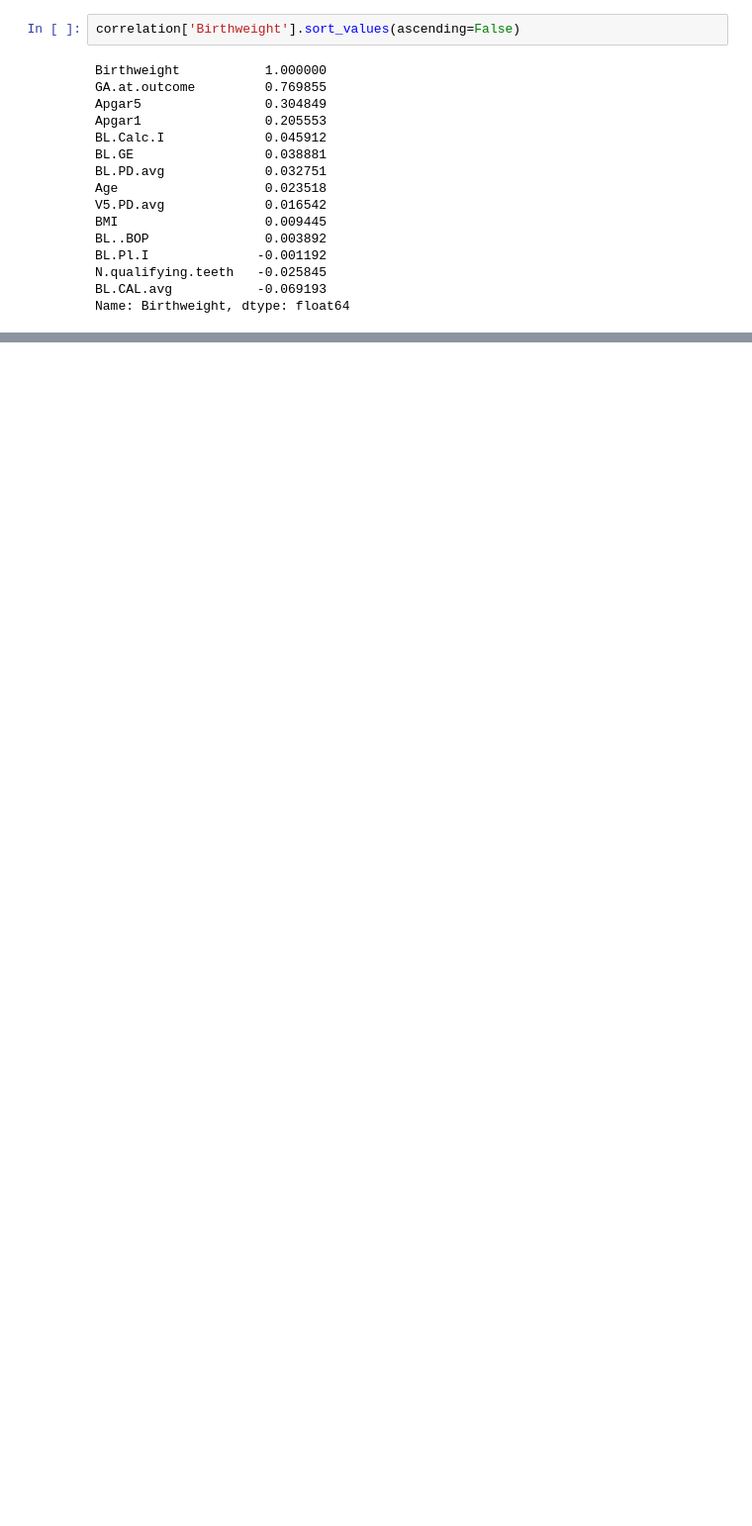
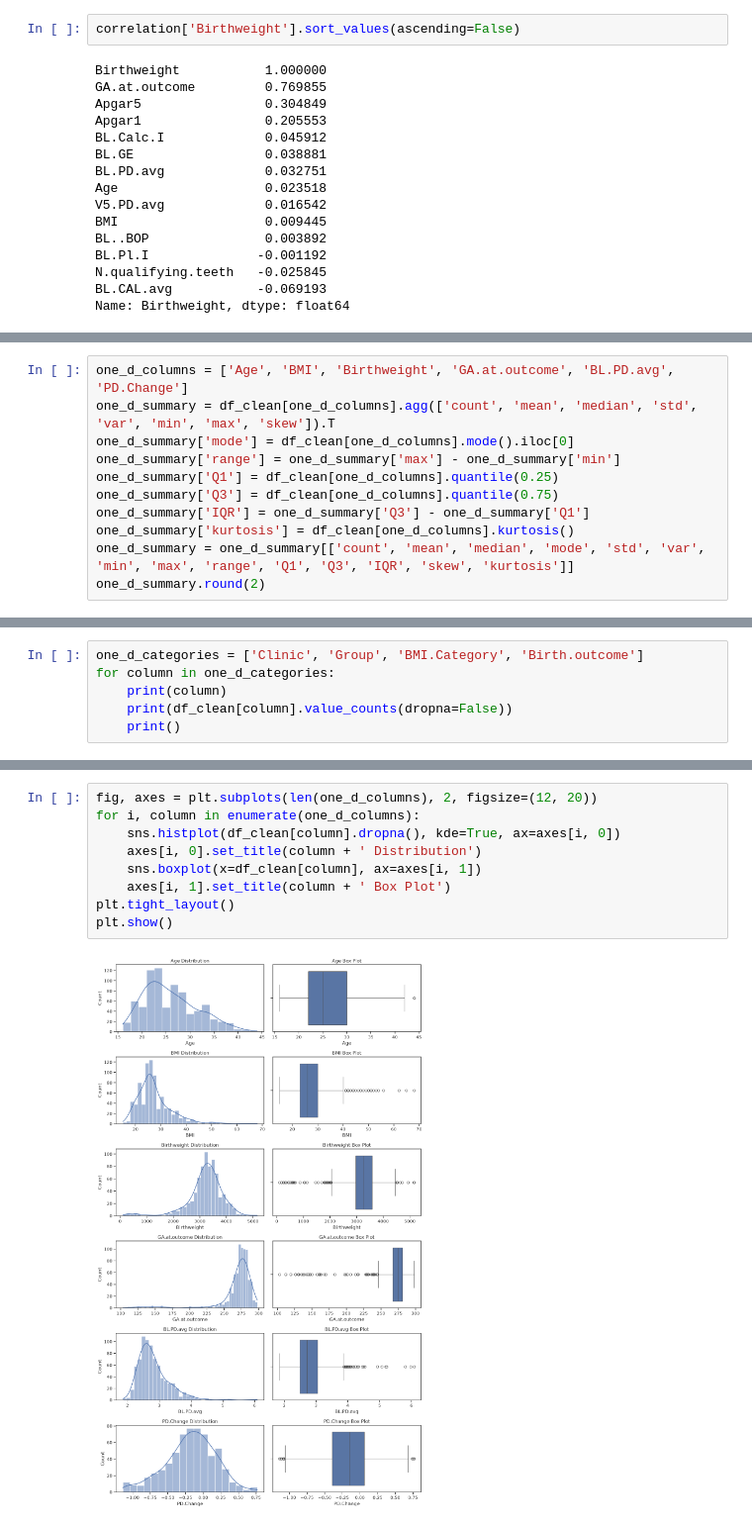
Before and after one commit to saksham0806/fall-semester-26-27-EDA-course, a Jupyter notebook: DA.ipynb, the cells around one changed output, grey strips where cells are left out. Shown at 99% size. Drawn from its saved outputs; the diff is of its cells as text; blank space fills up the shorter version.

```diff
--- a/DA.ipynb
+++ b/DA.ipynb
@@ -692,0 +695,11 @@ Name: Birthweight, dtype: float64
+# %%
+one_d_columns = ['Age', 'BMI', 'Birthweight', 'GA.at.outcome', 'BL.PD.avg', 'PD.Change']
+one_d_summary = df_clean[one_d_columns].agg(['count', 'mean', 'median', 'std', 'var', 'min', 'max', 'skew']).T
+one_d_summary['mode'] = df_clean[one_d_columns].mode().iloc[0]
+one_d_summary['range'] = one_d_summary['max'] - one_d_summary['min']
+one_d_summary['Q1'] = df_clean[one_d_columns].quantile(0.25)
+one_d_summary['Q3'] = df_clean[one_d_columns].quantile(0.75)
+one_d_summary['IQR'] = one_d_summary['Q3'] - one_d_summary['Q1']
+one_d_summary['kurtosis'] = df_clean[one_d_columns].kurtosis()
+one_d_summary = one_d_summary[['count', 'mean', 'median', 'mode', 'std', 'var', 'min', 'max', 'range', 'Q1', 'Q3', 'IQR', 'skew', 'kurtosis']]
+one_d_summary.round(2)
@@ -692,0 +733,6 @@ Name: Birthweight, dtype: float64
+# %%
+one_d_categories = ['Clinic', 'Group', 'BMI.Category', 'Birth.outcome']
+for column in one_d_categories:
+    print(column)
+    print(df_clean[column].value_counts(dropna=False))
+    print()
@@ -692,0 +757,11 @@ Name: Birthweight, dtype: float64
+# %%
+fig, axes = plt.subplots(len(one_d_columns), 2, figsize=(12, 20))
+for i, column in enumerate(one_d_columns):
+    sns.histplot(df_clean[column].dropna(), kde=True, ax=axes[i, 0])
+    axes[i, 0].set_title(column + ' Distribution')
+    sns.boxplot(x=df_clean[column], ax=axes[i, 1])
+    axes[i, 1].set_title(column + ' Box Plot')
+plt.tight_layout()
+plt.show()
+# %% [output]
+[figure, added]
```
Also changed, not shown: parts of 6 cells of this notebook.
